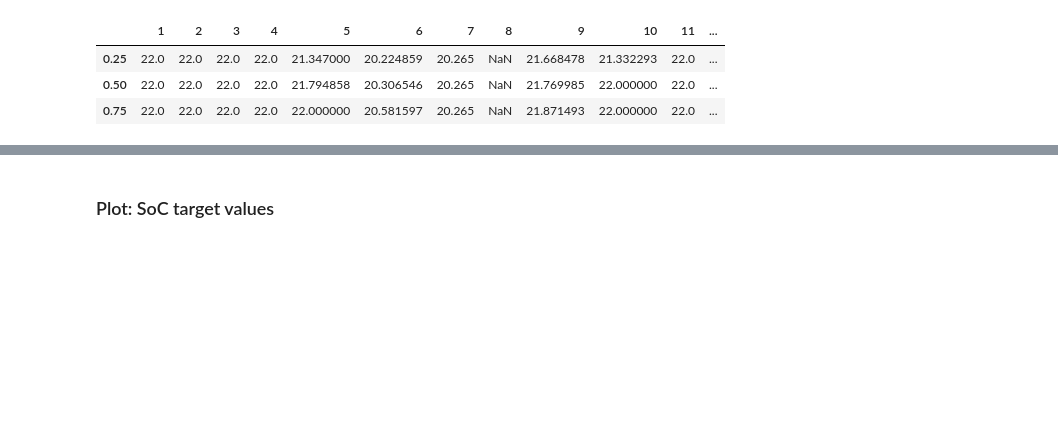
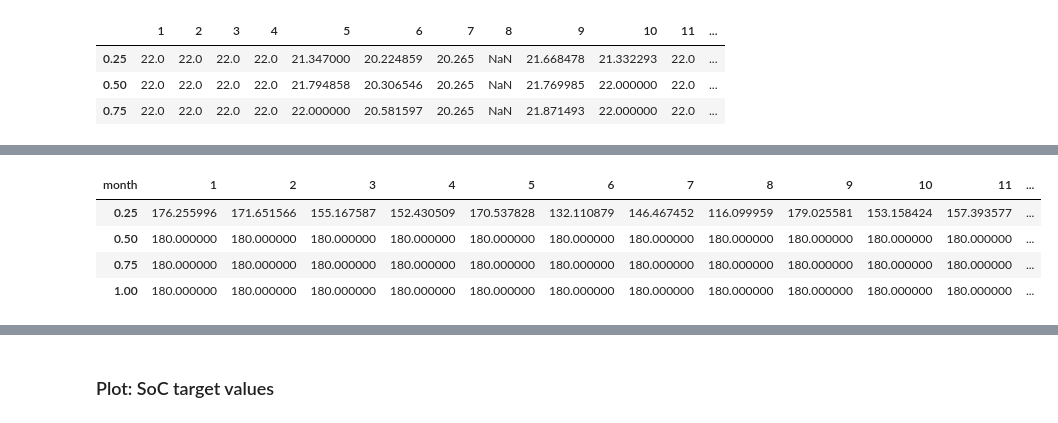
Before and after one commit to lilanger/SHEMS, a Jupyter notebook: single_building/SHEMS_visualization_output_python.ipynb, the cells around one changed output, grey strips where cells are left out. Cells and saved outputs as stored; diff of their text form; code cells hidden in the pictures; blank space fills up the shorter version.

```diff
--- a/single_building/SHEMS_visualization_output_python.ipynb
+++ b/single_building/SHEMS_visualization_output_python.ipynb
@@ -424,0 +434,9 @@ Data_df_max_select_FH_quant
+# %%
+Data_df_max_select_HW_quant = Data_df_max_select_HW.quantile(q=[0.25, 0.5, 0.75, 1], axis=0)
+Data_df_max_select_HW_quant
+# %% [output]
+| month | 1 | 2 | 3 | 4 | 5 | 6 | 7 | 8 | 9 | 10 | 11 | ... |
+| 0.25 | 176.255996 | 171.651566 | 155.167587 | 152.430509 | 170.537828 | 132.110879 | 146.467452 | 116.099959 | 179.025581 | 153.158424 | 157.393577 | ... |
+| 0.50 | 180.000000 | 180.000000 | 180.000000 | 180.000000 | 180.000000 | 180.000000 | 180.000000 | 180.000000 | 180.000000 | 180.000000 | 180.000000 | ... |
+| 0.75 | 180.000000 | 180.000000 | 180.000000 | 180.000000 | 180.000000 | 180.000000 | 180.000000 | 180.000000 | 180.000000 | 180.000000 | 180.000000 | ... |
+| 1.00 | 180.000000 | 180.000000 | 180.000000 | 180.000000 | 180.000000 | 180.000000 | 180.000000 | 180.000000 | 180.000000 | 180.000000 | 180.000000 | ... |
```
Also changed, not shown: parts of 2 cells of this notebook, 40 other files.
